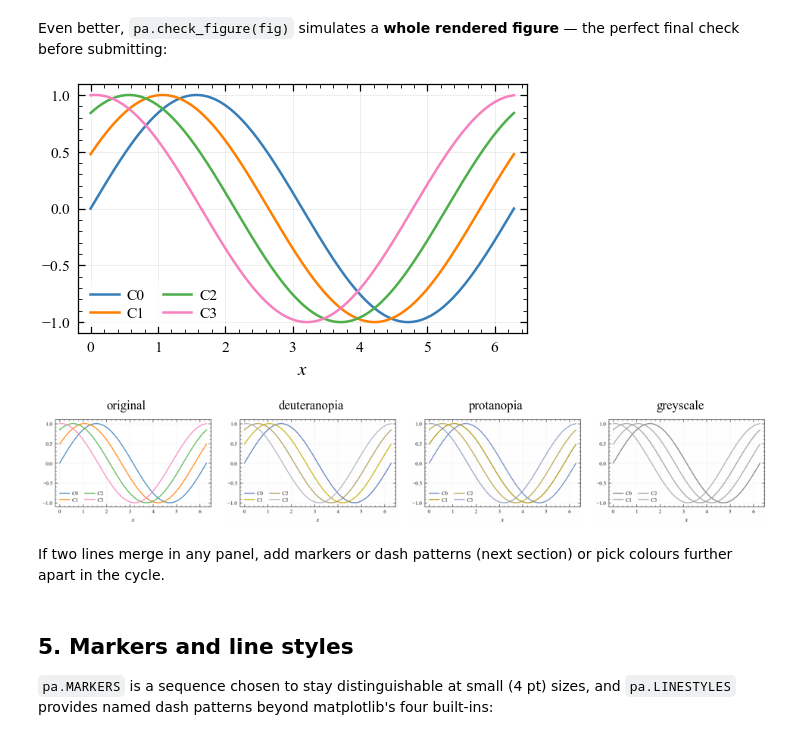
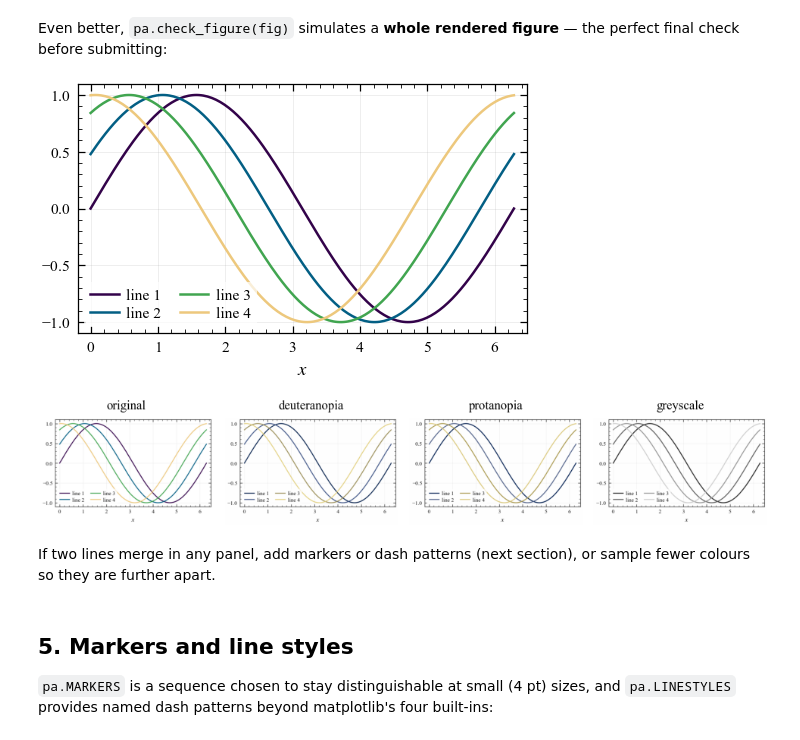
Before and after one commit to BehnoodBandi/plotastro, a Jupyter notebook: examples/tutorial.ipynb, the cells around one changed output. Cells and saved outputs as stored; diff of their text form; code cells hidden in the pictures.

```diff
--- a/examples/tutorial.ipynb
+++ b/examples/tutorial.ipynb
@@ -167,14 +144,0 @@ plt.show()
-# %%
-x = np.linspace(0.5, 10, 200)
-y = 2 * x ** -0.7
-
-fig, ax = pa.subplots()
-ax.plot(x, y, color=pa.COLORS["blue"], label="model")
-ax.fill_between(x, 0.85 * y, 1.15 * y,
-                color=pa.lighten(pa.COLORS["blue"], 0.7), label=r"$1\sigma$")
-ax.plot(x, 1.6 * x ** -0.55, color=pa.COLORS["red"], ls="--", label="alternative")
-ax.set_xlabel(r"$r$ [Mpc]")
-ax.set_ylabel(r"$\xi(r)$")
-ax.loglog()
-ax.legend()
-plt.show()
@@ -206,11 +144,0 @@ plt.show()
-# %%
-x = np.linspace(0, 10, 40)
-fig, ax = pa.subplots()
-for i, (name, (light, dark)) in enumerate(list(pa.PAIRED.items())[:3]):
-    y = np.sin(x + i) + 3 * i
-    ax.plot(x, y + rng.normal(0, 0.18, x.size), "o", ms=2.5, color=light)
-    ax.plot(x, y, color=dark, label=f"model {name}")
-ax.set_xlabel("$x$")
-ax.set_ylabel("$y$")
-ax.legend()
-plt.show()
@@ -501,20 +453,21 @@ Even better, `pa.check_figure(fig)` simulates a **whole rendered figure** —
 the perfect final check before submitting:
 # %%
 fig, ax = pa.subplots()
+ax.set_prop_cycle(color=pa.cmasher_colors("rainforest", n=4))
 x = np.linspace(0, 2 * np.pi, 200)
 for i in range(4):
-    ax.plot(x, np.sin(x + i / 2), label=f"C{i}")
+    ax.plot(x, np.sin(x + i / 2), label=f"line {i + 1}")
 ax.legend(ncols=2)
 ax.set_xlabel("$x$")
 
 check = pa.check_figure(fig)
 plt.show()
 # %% [output]
-[figure, old version]
+[figure, new version]
-[figure, old version]
+[figure, new version]
 # %% [markdown]
 If two lines merge in any panel, add markers or dash patterns
-(next section) or pick colours further apart in the cycle.
+(next section), or sample fewer colours so they are further apart.
 # %% [markdown]
 ## 5. Markers and line styles
 
```
Also changed, not shown: parts of 30 cells of this notebook, 15 other files.
